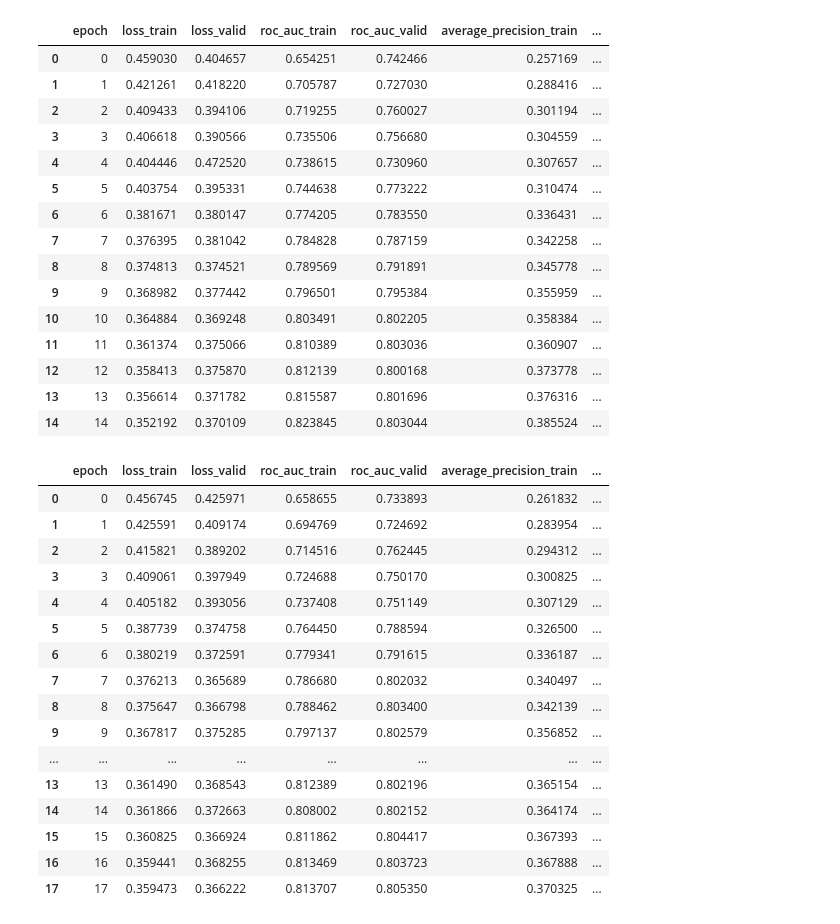
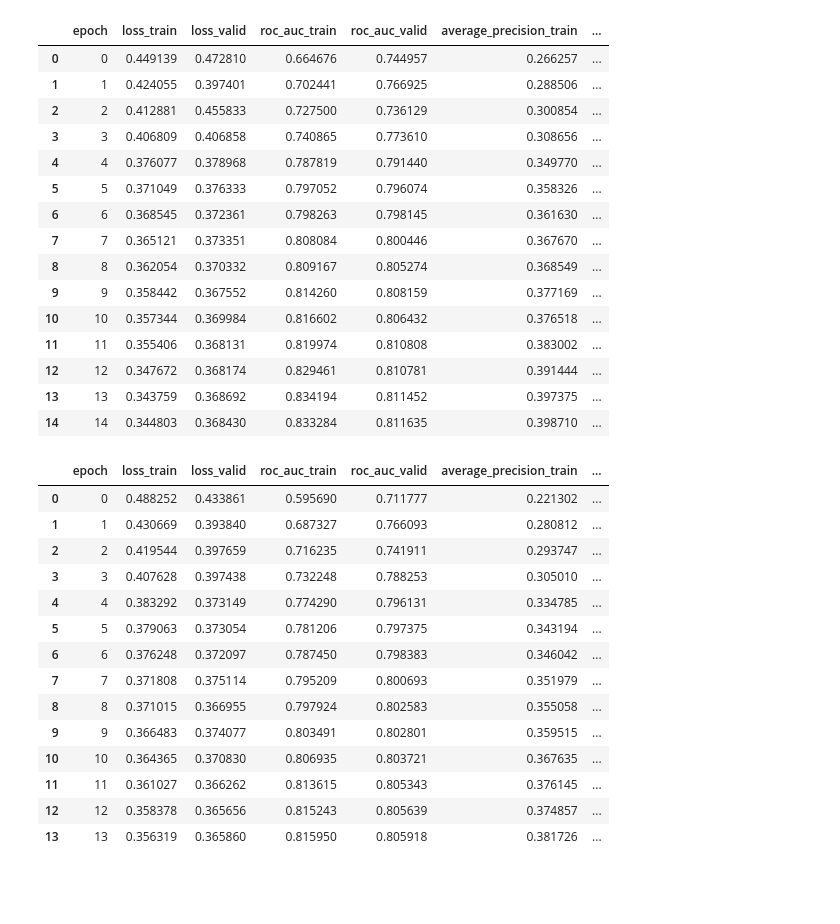
Before and after one commit to greylord1996/covid19_xray_analysis, a Jupyter notebook: experiments/classification_problem/exp1_effnetV2_vit_base_r50_s16_384/draw_graphs.ipynb, the cells around one changed output. Drawn from its saved outputs; the diff is of its cells as text; code cells hidden in the pictures; blank space fills up the shorter version.

```diff
--- a/experiments/classification_problem/exp1_effnetV2_vit_base_r50_s16_384/draw_graphs.ipynb
+++ b/experiments/classification_problem/exp1_effnetV2_vit_base_r50_s16_384/draw_graphs.ipynb
@@ -2,46 +2,44 @@
 import pandas as pd
 import matplotlib.pyplot as plt
 # %%
-fold_0 = pd.read_csv("weights/tf_efficientnet_b4_ns_fold0_final.csv")
+fold_0 = pd.read_csv("weights/vit_base_r50_s16_384_fold0_final.csv")
 fold_0 = fold_0.loc[:fold_0.loc[[fold_0.average_precision_valid.idxmax()]].values[0][0]]
 fold_0
 # %% [output]
 |  | epoch | loss_train | loss_valid | roc_auc_train | roc_auc_valid | average_precision_train | ... |
-| 0 | 0 | 0.459030 | 0.404657 | 0.654251 | 0.742466 | 0.257169 | ... |
-| 1 | 1 | 0.421261 | 0.418220 | 0.705787 | 0.727030 | 0.288416 | ... |
-| 2 | 2 | 0.409433 | 0.394106 | 0.719255 | 0.760027 | 0.301194 | ... |
-| 3 | 3 | 0.406618 | 0.390566 | 0.735506 | 0.756680 | 0.304559 | ... |
-| 4 | 4 | 0.404446 | 0.472520 | 0.738615 | 0.730960 | 0.307657 | ... |
-| 5 | 5 | 0.403754 | 0.395331 | 0.744638 | 0.773222 | 0.310474 | ... |
-| 6 | 6 | 0.381671 | 0.380147 | 0.774205 | 0.783550 | 0.336431 | ... |
-| 7 | 7 | 0.376395 | 0.381042 | 0.784828 | 0.787159 | 0.342258 | ... |
-| 8 | 8 | 0.374813 | 0.374521 | 0.789569 | 0.791891 | 0.345778 | ... |
-| 9 | 9 | 0.368982 | 0.377442 | 0.796501 | 0.795384 | 0.355959 | ... |
-| 10 | 10 | 0.364884 | 0.369248 | 0.803491 | 0.802205 | 0.358384 | ... |
-| 11 | 11 | 0.361374 | 0.375066 | 0.810389 | 0.803036 | 0.360907 | ... |
-| 12 | 12 | 0.358413 | 0.375870 | 0.812139 | 0.800168 | 0.373778 | ... |
-| 13 | 13 | 0.356614 | 0.371782 | 0.815587 | 0.801696 | 0.376316 | ... |
-| 14 | 14 | 0.352192 | 0.370109 | 0.823845 | 0.803044 | 0.385524 | ... |
+| 0 | 0 | 0.449139 | 0.472810 | 0.664676 | 0.744957 | 0.266257 | ... |
+| 1 | 1 | 0.424055 | 0.397401 | 0.702441 | 0.766925 | 0.288506 | ... |
+| 2 | 2 | 0.412881 | 0.455833 | 0.727500 | 0.736129 | 0.300854 | ... |
+| 3 | 3 | 0.406809 | 0.406858 | 0.740865 | 0.773610 | 0.308656 | ... |
+| 4 | 4 | 0.376077 | 0.378968 | 0.787819 | 0.791440 | 0.349770 | ... |
+| 5 | 5 | 0.371049 | 0.376333 | 0.797052 | 0.796074 | 0.358326 | ... |
+| 6 | 6 | 0.368545 | 0.372361 | 0.798263 | 0.798145 | 0.361630 | ... |
+| 7 | 7 | 0.365121 | 0.373351 | 0.808084 | 0.800446 | 0.367670 | ... |
+| 8 | 8 | 0.362054 | 0.370332 | 0.809167 | 0.805274 | 0.368549 | ... |
+| 9 | 9 | 0.358442 | 0.367552 | 0.814260 | 0.808159 | 0.377169 | ... |
+| 10 | 10 | 0.357344 | 0.369984 | 0.816602 | 0.806432 | 0.376518 | ... |
+| 11 | 11 | 0.355406 | 0.368131 | 0.819974 | 0.810808 | 0.383002 | ... |
+| 12 | 12 | 0.347672 | 0.368174 | 0.829461 | 0.810781 | 0.391444 | ... |
+| 13 | 13 | 0.343759 | 0.368692 | 0.834194 | 0.811452 | 0.397375 | ... |
+| 14 | 14 | 0.344803 | 0.368430 | 0.833284 | 0.811635 | 0.398710 | ... |
 # %%
-fold_1 = pd.read_csv("weights/tf_efficientnet_b4_ns_fold1_final.csv")
+fold_1 = pd.read_csv("weights/vit_base_r50_s16_384_fold1_final.csv")
 fold_1 = fold_1.loc[:fold_1.loc[[fold_1.average_precision_valid.idxmax()]].values[0][0]]
 fold_1
 # %% [output]
 |  | epoch | loss_train | loss_valid | roc_auc_train | roc_auc_valid | average_precision_train | ... |
-| 0 | 0 | 0.456745 | 0.425971 | 0.658655 | 0.733893 | 0.261832 | ... |
-| 1 | 1 | 0.425591 | 0.409174 | 0.694769 | 0.724692 | 0.283954 | ... |
-| 2 | 2 | 0.415821 | 0.389202 | 0.714516 | 0.762445 | 0.294312 | ... |
-| 3 | 3 | 0.409061 | 0.397949 | 0.724688 | 0.750170 | 0.300825 | ... |
-| 4 | 4 | 0.405182 | 0.393056 | 0.737408 | 0.751149 | 0.307129 | ... |
-| 5 | 5 | 0.387739 | 0.374758 | 0.764450 | 0.788594 | 0.326500 | ... |
-| 6 | 6 | 0.380219 | 0.372591 | 0.779341 | 0.791615 | 0.336187 | ... |
-| 7 | 7 | 0.376213 | 0.365689 | 0.786680 | 0.802032 | 0.340497 | ... |
-| 8 | 8 | 0.375647 | 0.366798 | 0.788462 | 0.803400 | 0.342139 | ... |
-| 9 | 9 | 0.367817 | 0.375285 | 0.797137 | 0.802579 | 0.356852 | ... |
-| ... | ... | ... | ... | ... | ... | ... | ... |
-| 13 | 13 | 0.361490 | 0.368543 | 0.812389 | 0.802196 | 0.365154 | ... |
-| 14 | 14 | 0.361866 | 0.372663 | 0.808002 | 0.802152 | 0.364174 | ... |
-| 15 | 15 | 0.360825 | 0.366924 | 0.811862 | 0.804417 | 0.367393 | ... |
-| 16 | 16 | 0.359441 | 0.368255 | 0.813469 | 0.803723 | 0.367888 | ... |
-| 17 | 17 | 0.359473 | 0.366222 | 0.813707 | 0.805350 | 0.370325 | ... |
+| 0 | 0 | 0.488252 | 0.433861 | 0.595690 | 0.711777 | 0.221302 | ... |
+| 1 | 1 | 0.430669 | 0.393840 | 0.687327 | 0.766093 | 0.280812 | ... |
+| 2 | 2 | 0.419544 | 0.397659 | 0.716235 | 0.741911 | 0.293747 | ... |
+| 3 | 3 | 0.407628 | 0.397438 | 0.732248 | 0.788253 | 0.305010 | ... |
+| 4 | 4 | 0.383292 | 0.373149 | 0.774290 | 0.796131 | 0.334785 | ... |
+| 5 | 5 | 0.379063 | 0.373054 | 0.781206 | 0.797375 | 0.343194 | ... |
+| 6 | 6 | 0.376248 | 0.372097 | 0.787450 | 0.798383 | 0.346042 | ... |
+| 7 | 7 | 0.371808 | 0.375114 | 0.795209 | 0.800693 | 0.351979 | ... |
+| 8 | 8 | 0.371015 | 0.366955 | 0.797924 | 0.802583 | 0.355058 | ... |
+| 9 | 9 | 0.366483 | 0.374077 | 0.803491 | 0.802801 | 0.359515 | ... |
+| 10 | 10 | 0.364365 | 0.370830 | 0.806935 | 0.803721 | 0.367635 | ... |
+| 11 | 11 | 0.361027 | 0.366262 | 0.813615 | 0.805343 | 0.376145 | ... |
+| 12 | 12 | 0.358378 | 0.365656 | 0.815243 | 0.805639 | 0.374857 | ... |
+| 13 | 13 | 0.356319 | 0.365860 | 0.815950 | 0.805918 | 0.381726 | ... |
 # %%
```
Also changed, not shown: parts of 6 cells of this notebook, 1 other file.
